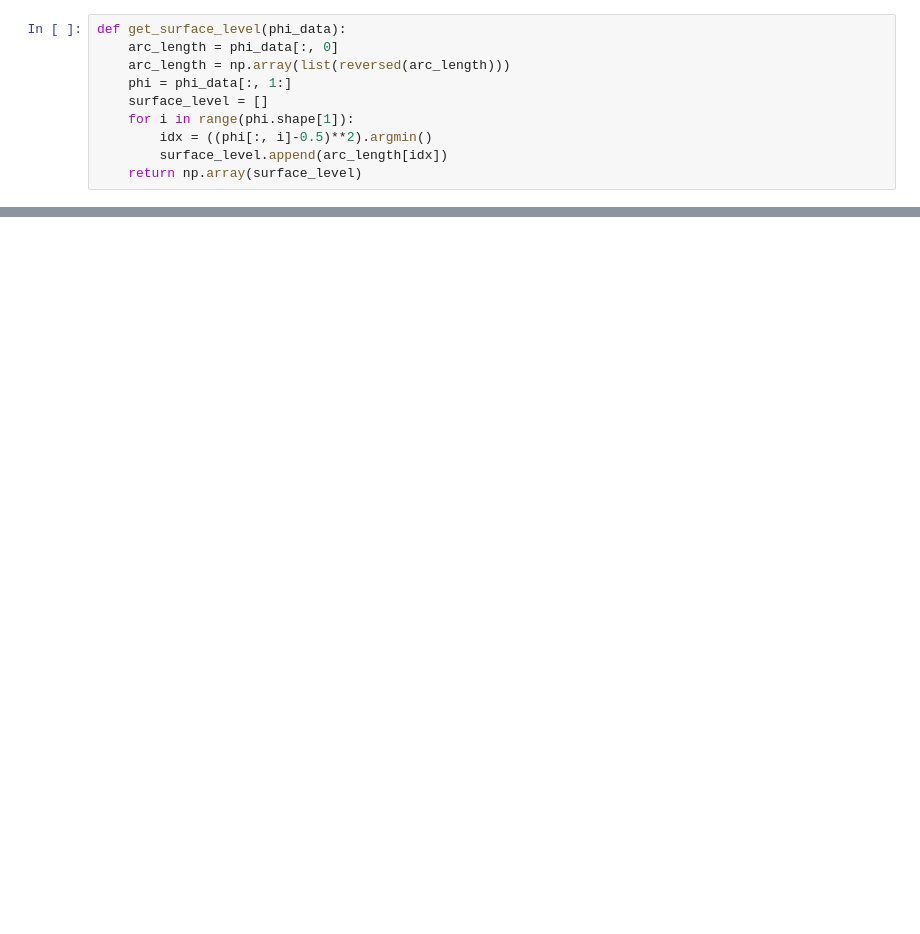
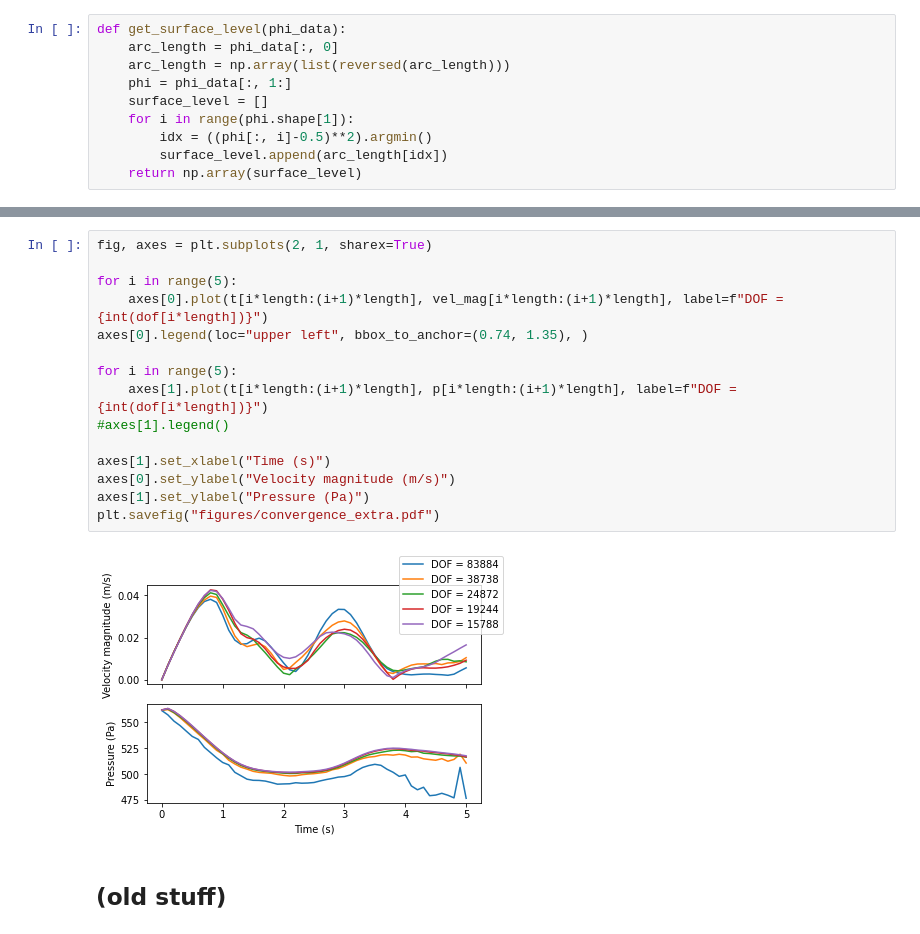
Before and after one commit to eliaserland/cfd, a Jupyter notebook: lab1/analysis.ipynb, the cells around one changed output, grey strips where cells are left out. Saved outputs shown, nothing was run; the diff lists cells and outputs as text; blank space fills up the shorter version.

```diff
--- a/lab1/analysis.ipynb
+++ b/lab1/analysis.ipynb
@@ -42,0 +88,19 @@ plt.show()
+# %%
+fig, axes = plt.subplots(2, 1, sharex=True)
+
+for i in range(5):
+    axes[0].plot(t[i*length:(i+1)*length], vel_mag[i*length:(i+1)*length], label=f"DOF = {int(dof[i*length])}")
+axes[0].legend(loc="upper left", bbox_to_anchor=(0.74, 1.35), )
+
+for i in range(5):
+    axes[1].plot(t[i*length:(i+1)*length], p[i*length:(i+1)*length], label=f"DOF = {int(dof[i*length])}")
+#axes[1].legend()
+
+axes[1].set_xlabel("Time (s)")
+axes[0].set_ylabel("Velocity magnitude (m/s)")
+axes[1].set_ylabel("Pressure (Pa)")
+plt.savefig("figures/convergence_extra.pdf")
+# %% [output]
+[figure, added]
+# %% [markdown]
+## (old stuff)
```
Also changed, not shown: parts of 11 cells of this notebook, 33 other files.
